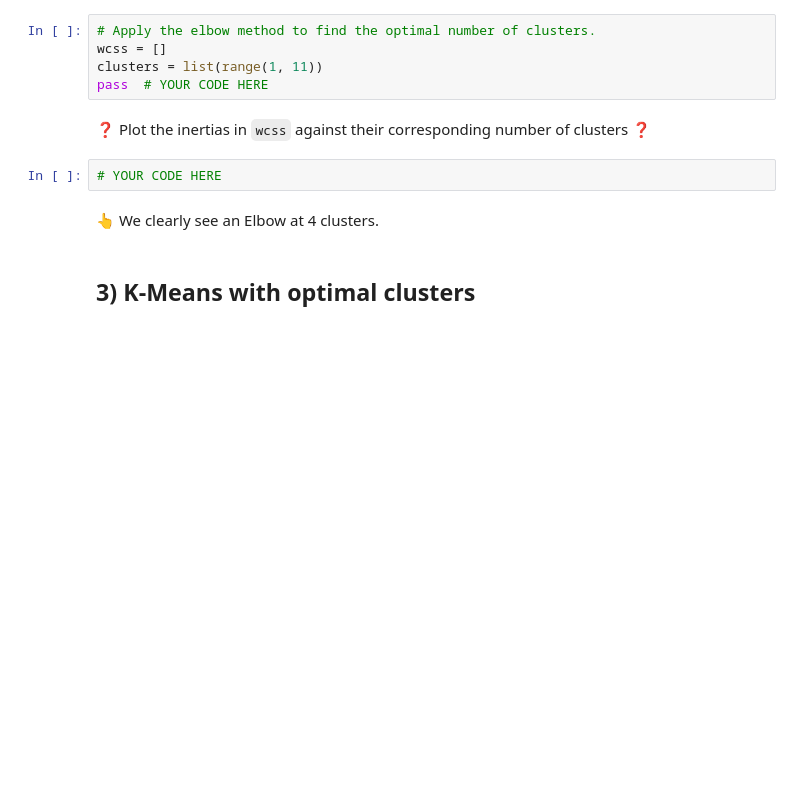
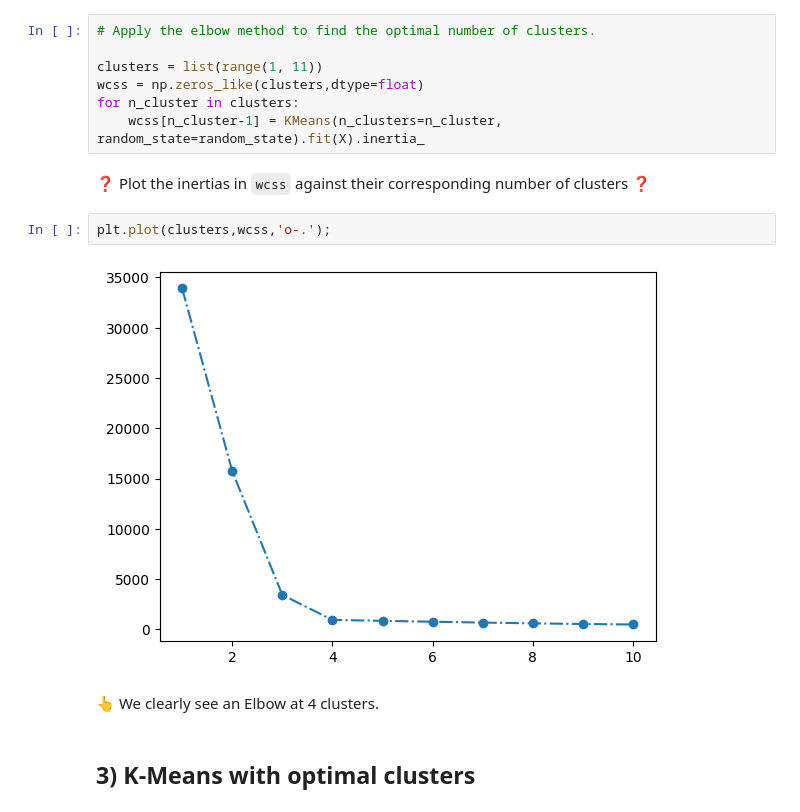
Before and after one commit to jharika23/data-image-compression, a Jupyter notebook: warmup_k_means.ipynb, the cells around one changed output. Cells and saved outputs as stored; diff of their text form; blank space fills up the shorter version.

```diff
--- a/warmup_k_means.ipynb
+++ b/warmup_k_means.ipynb
@@ -116,13 +150,17 @@ Let's do it to get the intuition! ⚙️🧠
 ❓ Fit a `KMeans` for every number of clusters between 1 and 10, for each one, save the inertia in a list `wcss`
 # %%
 # Apply the elbow method to find the optimal number of clusters.
-wcss = []
+
 clusters = list(range(1, 11))
-pass  # YOUR CODE HERE
+wcss = np.zeros_like(clusters,dtype=float)
+for n_cluster in clusters:
+    wcss[n_cluster-1] = KMeans(n_clusters=n_cluster, random_state=random_state).fit(X).inertia_
 # %% [markdown]
 ❓  Plot the inertias in `wcss` against their corresponding number of clusters ❓
-# %%
-# YOUR CODE HERE
+# %%
+plt.plot(clusters,wcss,'o-.');
+# %% [output]
+[figure, added]
 # %% [markdown]
 👆 We clearly see an Elbow at 4 clusters.
 # %% [markdown]
```
Also changed, not shown: parts of 15 cells of this notebook, 2 other files.
